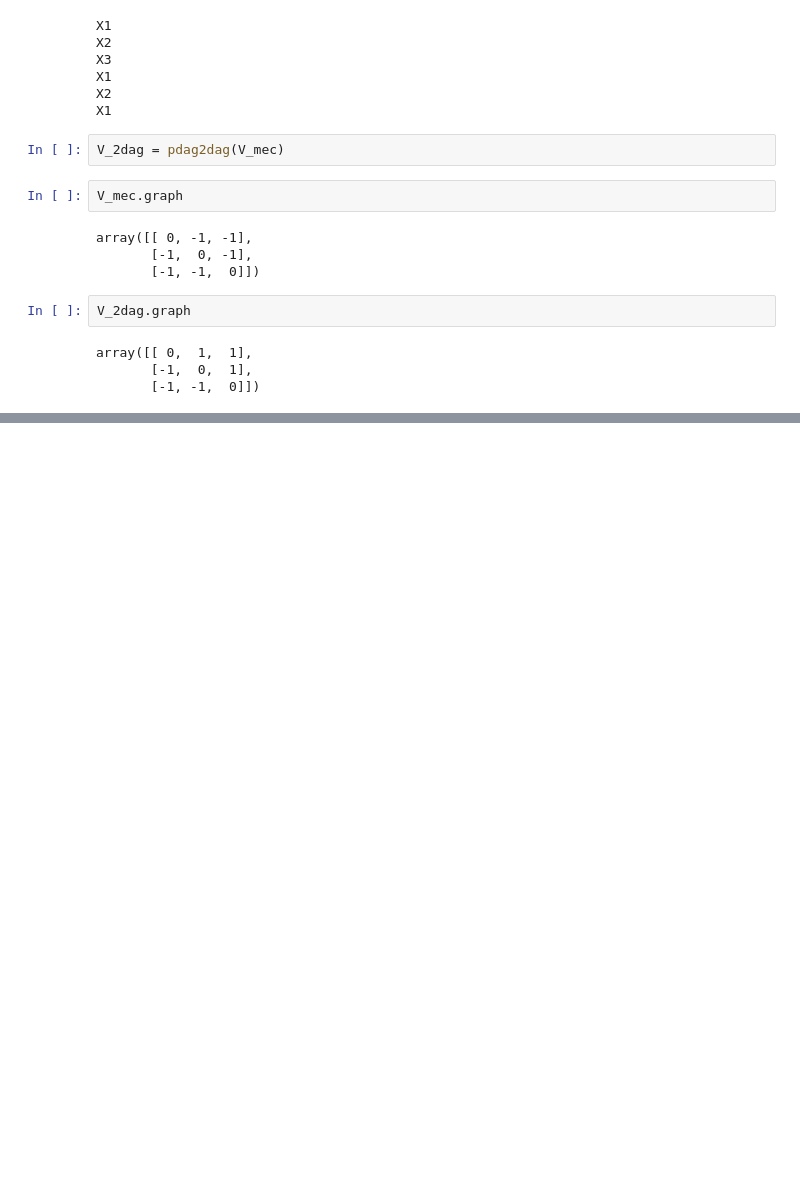
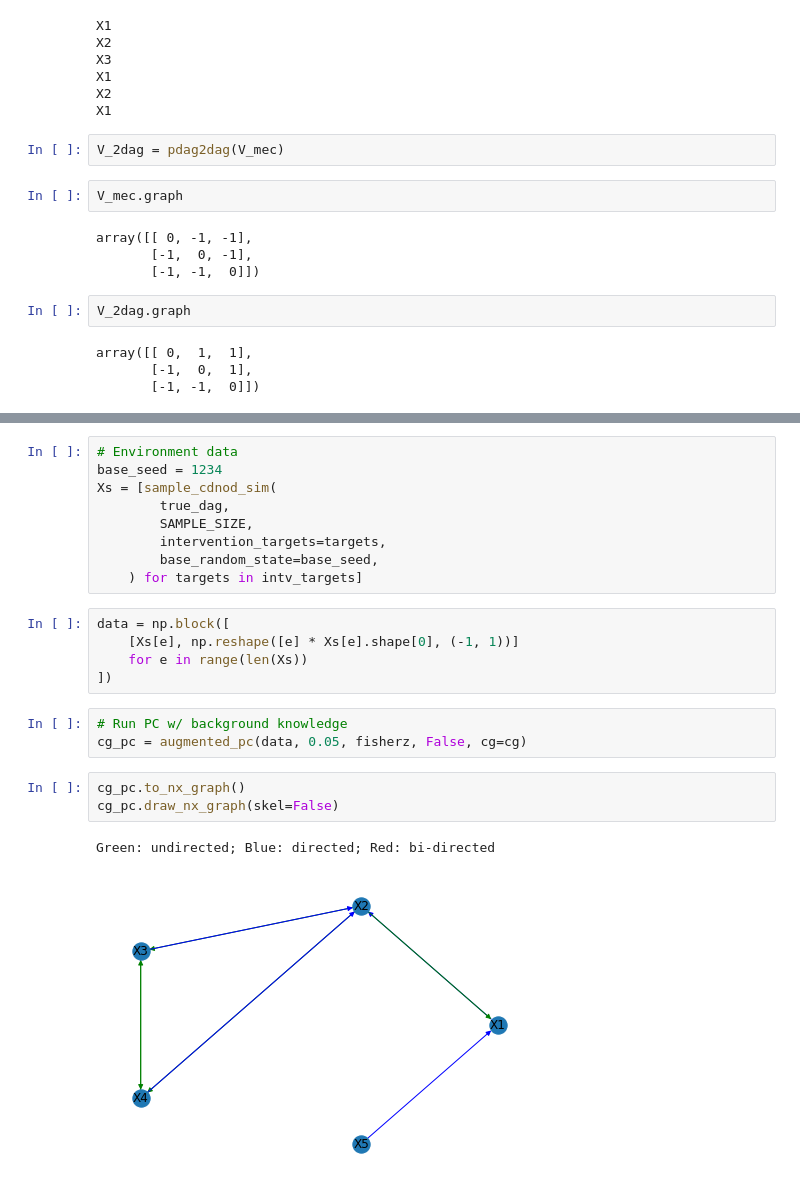
Before and after one commit to rflperry/sparse_shift, a Jupyter notebook: notebooks/07-rp-experimental_pipeline_causal_learn.ipynb, the cells around one changed output, grey strips where cells are left out. Drawn from its saved outputs; the diff is of its cells as text; blank space fills up the shorter version.

```diff
--- a/notebooks/07-rp-experimental_pipeline_causal_learn.ipynb
+++ b/notebooks/07-rp-experimental_pipeline_causal_learn.ipynb
@@ -150,0 +317,23 @@ array([[ 0,  1,  1],
+# %%
+# Environment data
+base_seed = 1234
+Xs = [sample_cdnod_sim(
+        true_dag,
+        SAMPLE_SIZE,
+        intervention_targets=targets,
+        base_random_state=base_seed,
+    ) for targets in intv_targets]
+# %%
+data = np.block([
+    [Xs[e], np.reshape([e] * Xs[e].shape[0], (-1, 1))]
+    for e in range(len(Xs))
+])
+# %%
+# Run PC w/ background knowledge
+cg_pc = augmented_pc(data, 0.05, fisherz, False, cg=cg)
+# %%
+cg_pc.to_nx_graph()
+cg_pc.draw_nx_graph(skel=False)
+# %% [output]
+Green: undirected; Blue: directed; Red: bi-directed
+[figure, added]
```
Also changed, not shown: parts of 15 cells of this notebook, 7 other files.
